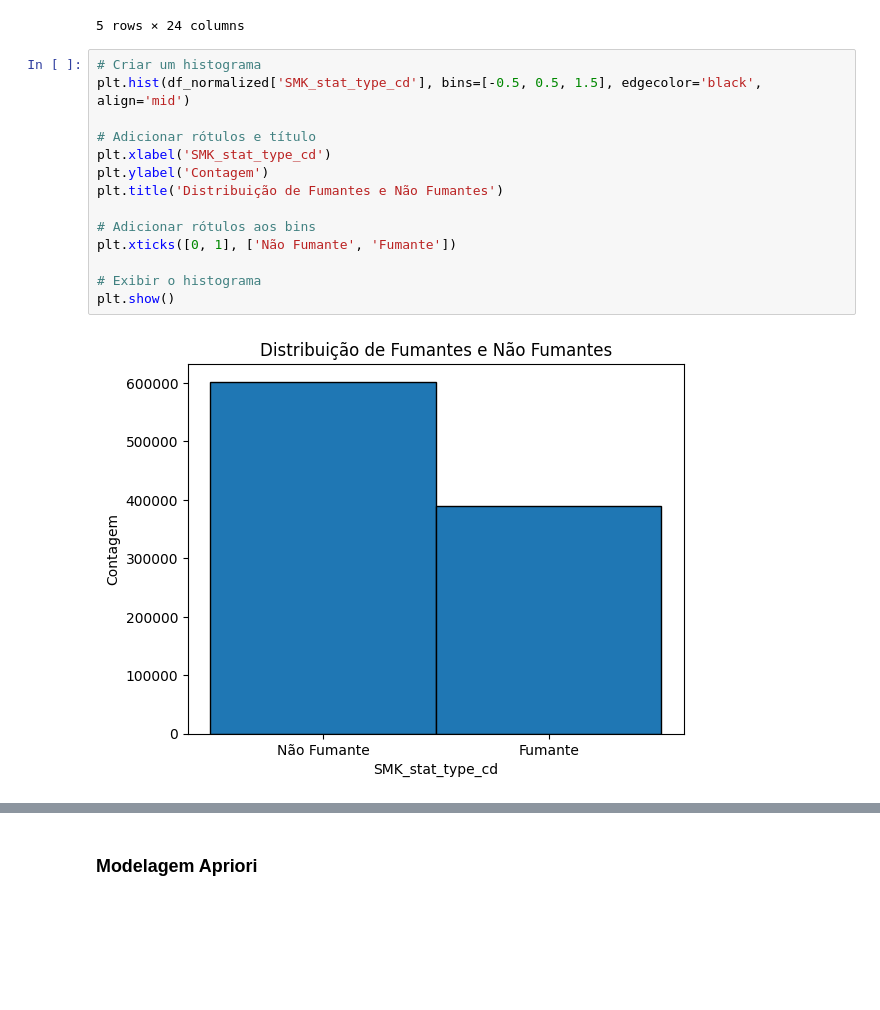
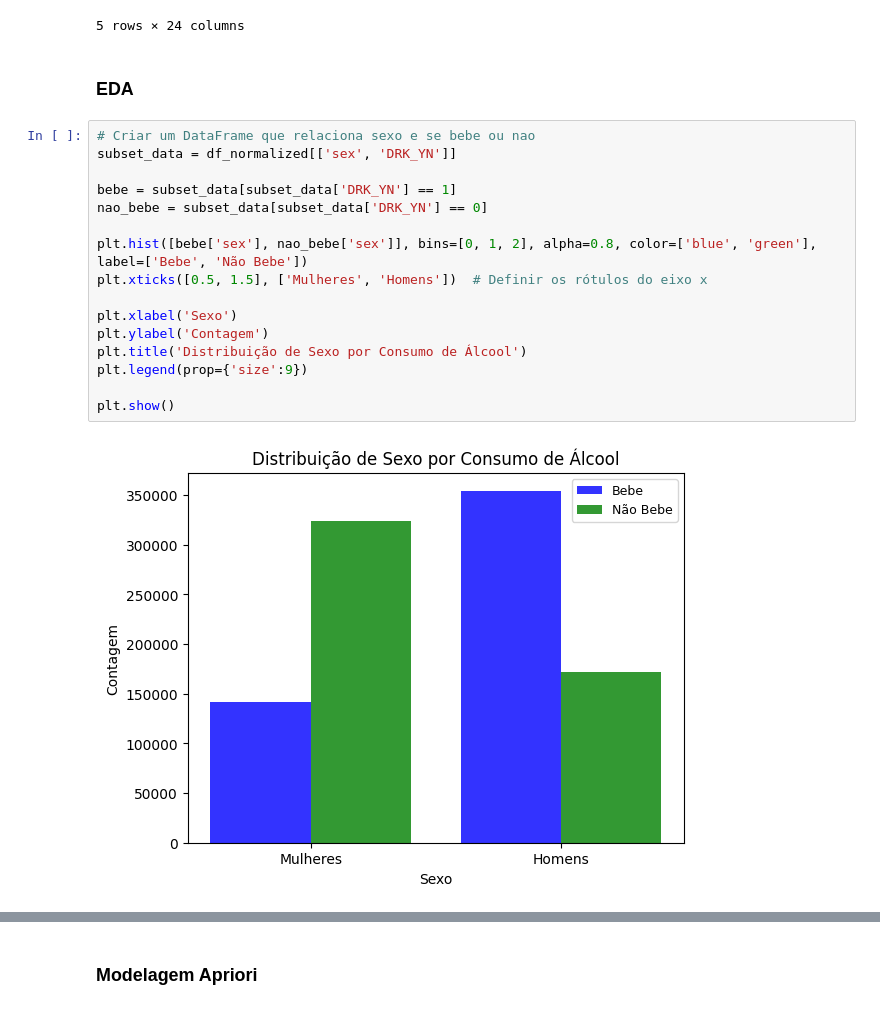
Before and after one commit to FelipeMMMendes/ProjectMI, a Jupyter notebook: scripts/trabalhoMI.ipynb, the cells around one changed output, grey strips where cells are left out. Cells and saved outputs as stored; diff of their text form; blank space fills up the shorter version.

```diff
--- a/scripts/trabalhoMI.ipynb
+++ b/scripts/trabalhoMI.ipynb
@@ -91,19 +83,23 @@ df_normalized.head(5)
 | 3 | 1 | 50 | 175 | 80 | 91.0 | 1.5 | 1.2 | 1.0 | 1.0 | ... |
 | 4 | 1 | 50 | 165 | 60 | 80.0 | 1.0 | 1.2 | 1.0 | 1.0 | ... |
 5 rows × 24 columns
-# %%
-# Criar um histograma
-plt.hist(df_normalized['SMK_stat_type_cd'], bins=[-0.5, 0.5, 1.5], edgecolor='black', align='mid')
-
-# Adicionar rótulos e título
-plt.xlabel('SMK_stat_type_cd')
-plt.ylabel('Contagem')
-plt.title('Distribuição de Fumantes e Não Fumantes')
-
-# Adicionar rótulos aos bins
-plt.xticks([0, 1], ['Não Fumante', 'Fumante'])
-
-# Exibir o histograma
-plt.show()
-# %% [output]
-[figure, removed]
+# %% [markdown]
+### EDA
+# %%
+# Criar um DataFrame que relaciona sexo e se bebe ou nao
+subset_data = df_normalized[['sex', 'DRK_YN']]
+
+bebe = subset_data[subset_data['DRK_YN'] == 1]
+nao_bebe = subset_data[subset_data['DRK_YN'] == 0]
+
+plt.hist([bebe['sex'], nao_bebe['sex']], bins=[0, 1, 2], alpha=0.8, color=['blue', 'green'], label=['Bebe', 'Não Bebe'])
+plt.xticks([0.5, 1.5], ['Mulheres', 'Homens'])  # Definir os rótulos do eixo x
+
+plt.xlabel('Sexo')
+plt.ylabel('Contagem')
+plt.title('Distribuição de Sexo por Consumo de Álcool')
+plt.legend(prop={'size':9})
+
+plt.show()
+# %% [output]
+[figure, added]
```
Also changed, not shown: parts of 20 cells of this notebook, 8 other files.
